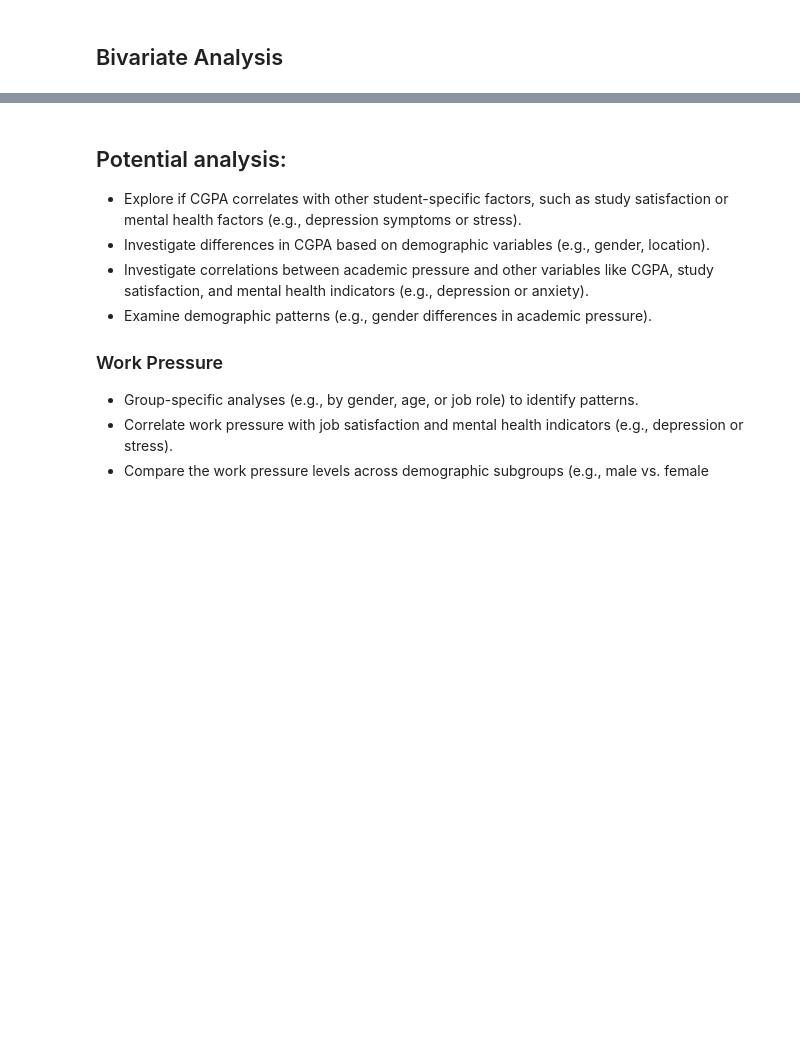
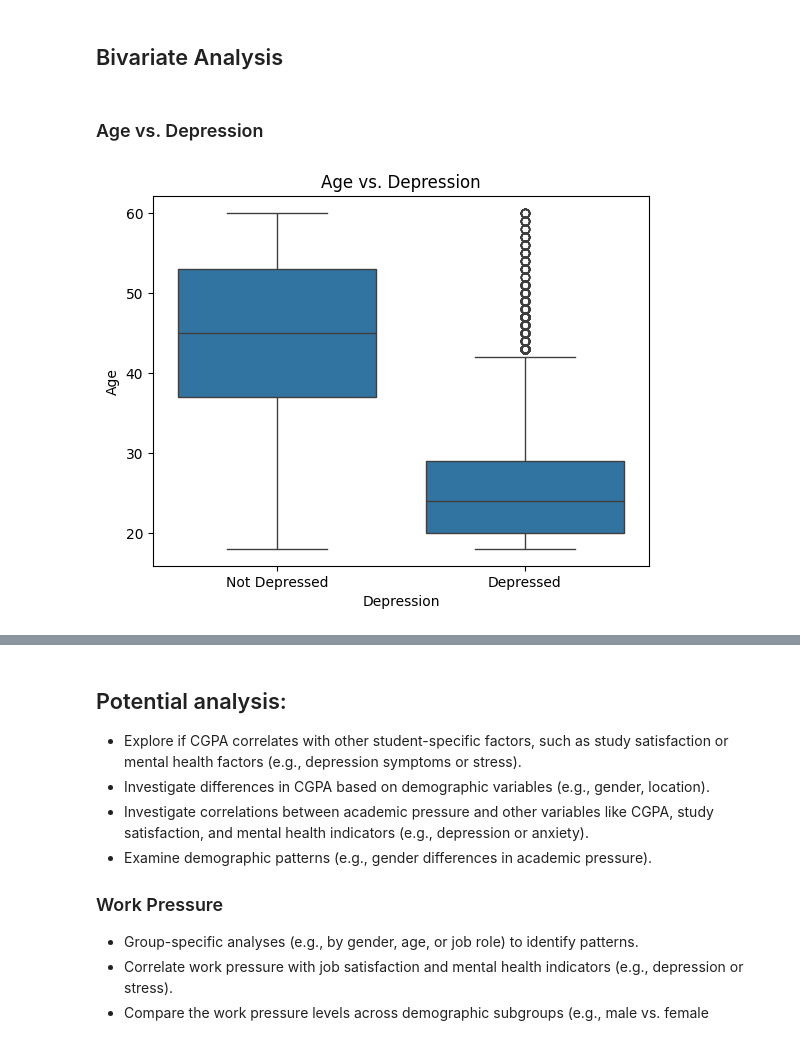
Before and after one commit to ktxdev/mind-matters, a Jupyter notebook: notebooks/train_eda.ipynb, the cells around one changed output, grey strips where cells are left out. Drawn from its saved outputs; the diff is of its cells as text; code cells hidden in the pictures; blank space fills up the shorter version.

```diff
--- a/notebooks/train_eda.ipynb
+++ b/notebooks/train_eda.ipynb
@@ -680,3 +680,9 @@ columns_to_handle_outliers = ['Profession', 'City', 'Sleep Duration', 'Dietary H
 data = handle_categorical_outliers(data, columns=columns_to_handle_outliers, threshold=20)
 # %% [markdown]
 ## Bivariate Analysis
+# %% [markdown]
+### Age vs. Depression
+# %%
+plot_numerical_vs_categorical(data, 'Age', 'Depression')
+# %% [output]
+[figure, added]
```
Also changed, not shown: parts of 42 cells of this notebook, 2 other files.
